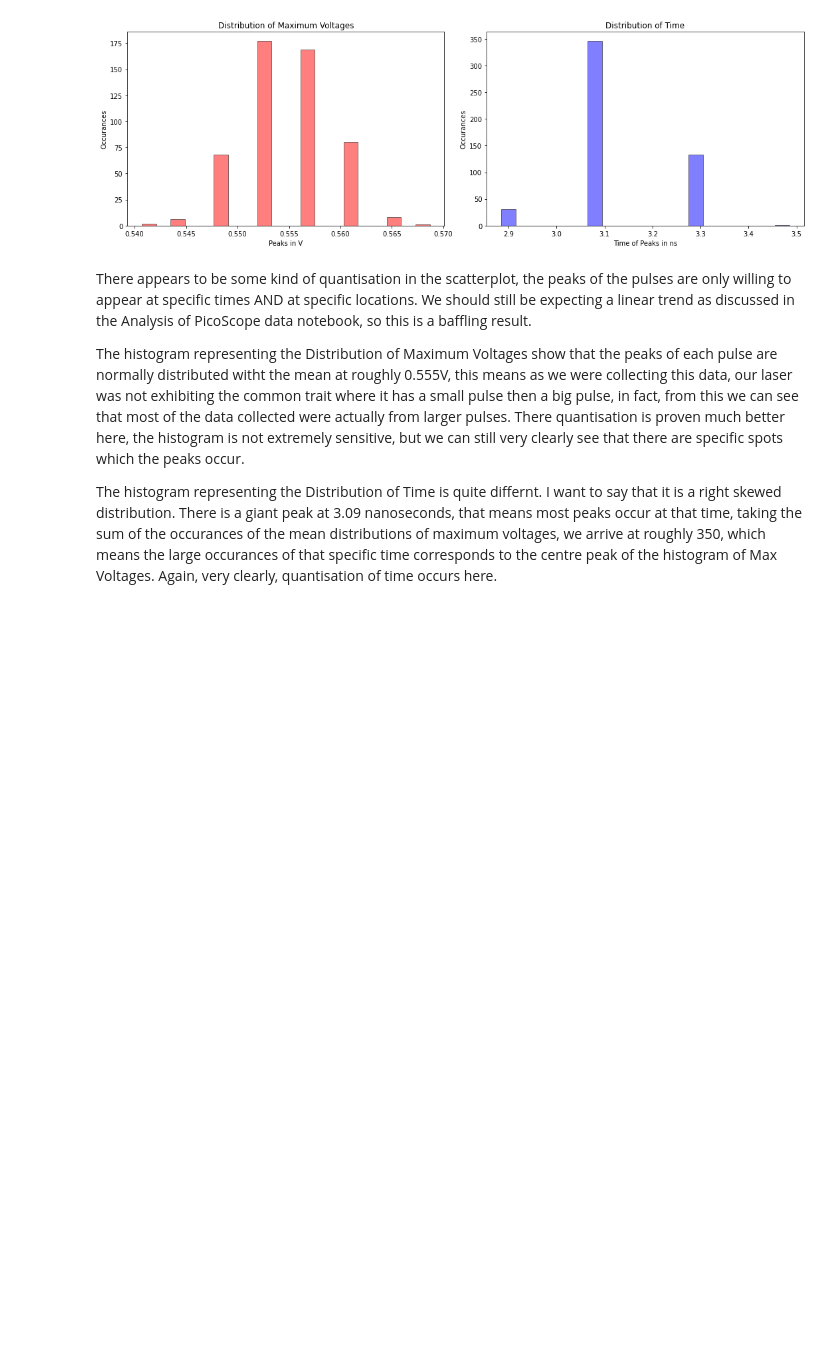
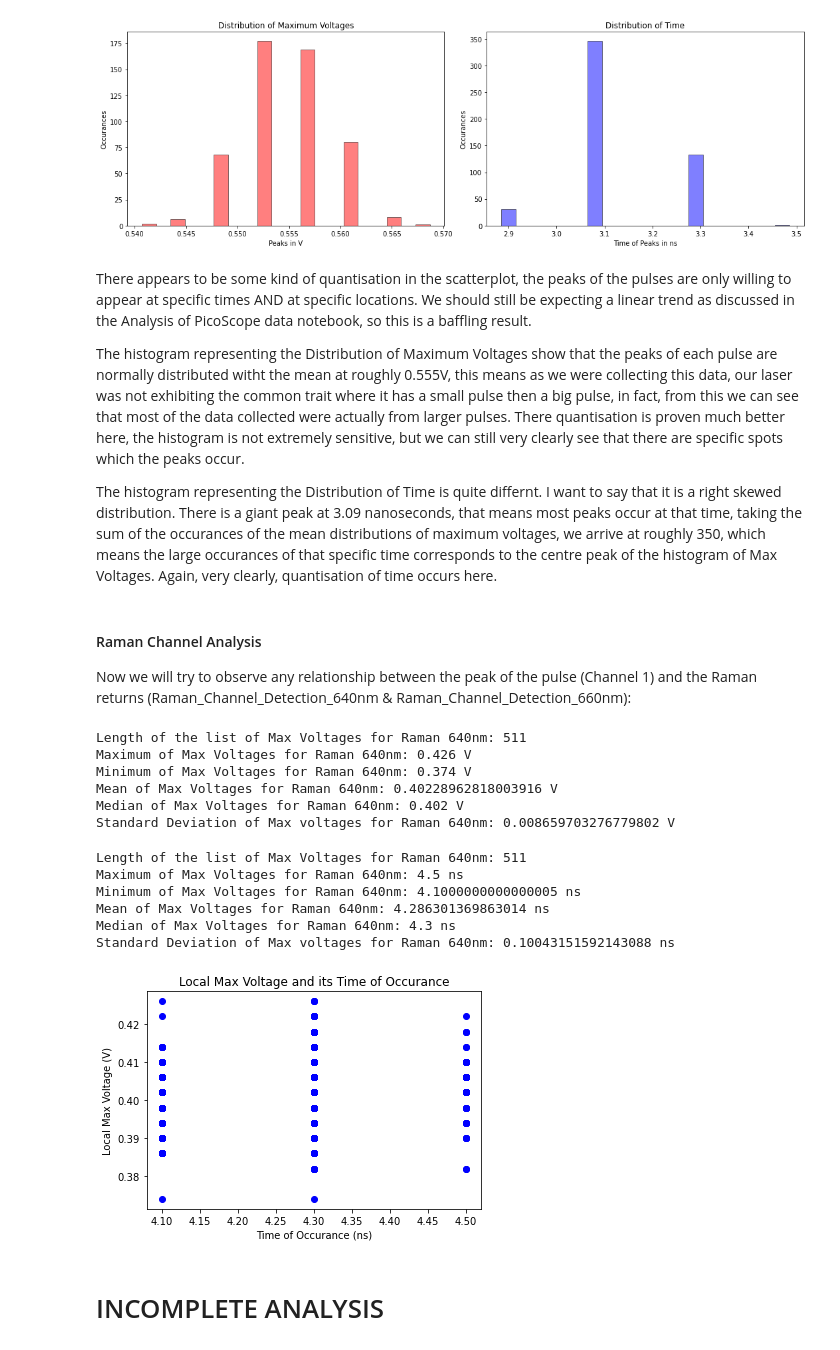
Before and after one commit to Herman1429/Water-Project, a Jupyter notebook: Analysis of Tektronix data.ipynb, the cells around one changed output. Drawn from its saved outputs; the diff is of its cells as text; code cells hidden in the pictures; blank space fills up the shorter version.

Commit message:
unfinished Raman Return analysis

```diff
--- a/Analysis of Tektronix data.ipynb
+++ b/Analysis of Tektronix data.ipynb
@@ -312,3 +312,58 @@ There appears to be some kind of quantisation in the scatterplot, the peaks of t
 The histogram representing the Distribution of Maximum Voltages show that the peaks of each pulse are normally distributed witht the mean at roughly 0.555V, this means as we were collecting this data, our laser was not exhibiting the common trait where it has a small pulse then a big pulse, in fact, from this we can see that most of the data collected were actually from larger pulses. There quantisation is proven much better here, the histogram is not extremely sensitive, but we can still very clearly see that there are specific spots which the peaks occur.
 
 The histogram representing the Distribution of Time is quite differnt. I want to say that it is a right skewed distribution. There is a giant peak at 3.09 nanoseconds, that means most peaks occur at that time, taking the sum of the occurances of the mean distributions of maximum voltages, we arrive at roughly 350, which means the large occurances of that specific time corresponds to the centre peak of the histogram of Max Voltages. Again, very clearly, quantisation of time occurs here.
+# %% [markdown]
+#### Raman Channel Analysis
+
+Now we will try to observe any relationship between the peak of the pulse (Channel 1) and the Raman returns (Raman_Channel_Detection_640nm & Raman_Channel_Detection_660nm):
+# %%
+#For loop puts all the local Max Voltages into an empty list called localMaxVoltages and the Time of that occurance
+#For the Raman 640 nm PMT
+localMaxVoltage_Raman640nm = []
+localMaxVoltageTime_Raman640nm = []
+i = 0
+for i in range(0,511,1):
+    localMaxVoltage_Raman640nm.append(split_dataframes[i].Raman_Channel_Detection_640nm.max())
+    localMaxVoltageTime_Raman640nm.append(split_dataframes[i].Raman_Channel_Detection_640nm.idxmax())
+# %%
+#Quick analysis of the local Max Voltages
+print('Length of the list of Max Voltages for Raman 640nm: {0} '.format(len(localMaxVoltage_Raman640nm)))
+print('Maximum of Max Voltages for Raman 640nm: {0} V'.format(max(localMaxVoltage_Raman640nm)))
+print('Minimum of Max Voltages for Raman 640nm: {0} V'.format(min(localMaxVoltage_Raman640nm)))
+print('Mean of Max Voltages for Raman 640nm: {0} V'.format(stat.mean(localMaxVoltage_Raman640nm)))
+print('Median of Max Voltages for Raman 640nm: {0} V'.format(stat.median(localMaxVoltage_Raman640nm)))
+print('Standard Deviation of Max voltages for Raman 640nm: {0} V'.format(stat.stdev(localMaxVoltage_Raman640nm)))
+# %% [output]
+Length of the list of Max Voltages for Raman 640nm: 511
+Maximum of Max Voltages for Raman 640nm: 0.426 V
+Minimum of Max Voltages for Raman 640nm: 0.374 V
+Mean of Max Voltages for Raman 640nm: 0.40228962818003916 V
+Median of Max Voltages for Raman 640nm: 0.402 V
+Standard Deviation of Max voltages for Raman 640nm: 0.008659703276779802 V
+# %%
+#Quick analysis of the local Max Voltages
+print('Length of the list of Max Voltages for Raman 640nm: {0} '.format(len(localMaxVoltageTime_Raman640nm)))
+print('Maximum of Max Voltages for Raman 640nm: {0} ns'.format(max(localMaxVoltageTime_Raman640nm)))
+print('Minimum of Max Voltages for Raman 640nm: {0} ns'.format(min(localMaxVoltageTime_Raman640nm)))
+print('Mean of Max Voltages for Raman 640nm: {0} ns'.format(stat.mean(localMaxVoltageTime_Raman640nm)))
+print('Median of Max Voltages for Raman 640nm: {0} ns'.format(stat.median(localMaxVoltageTime_Raman640nm)))
+print('Standard Deviation of Max voltages for Raman 640nm: {0} ns'.format(stat.stdev(localMaxVoltageTime_Raman640nm)))
+# %% [output]
+Length of the list of Max Voltages for Raman 640nm: 511
+Maximum of Max Voltages for Raman 640nm: 4.5 ns
+Minimum of Max Voltages for Raman 640nm: 4.1000000000000005 ns
+Mean of Max Voltages for Raman 640nm: 4.286301369863014 ns
+Median of Max Voltages for Raman 640nm: 4.3 ns
+Standard Deviation of Max voltages for Raman 640nm: 0.10043151592143088 ns
+# %%
+#Scatterplot of the local Max Voltage value and its Time of occurance
+plt.scatter(localMaxVoltageTime_Raman640nm,localMaxVoltage_Raman640nm, c = 'b')
+
+plt.xlabel('Time of Occurance (ns)')
+plt.ylabel('Local Max Voltage (V)')
+plt.title('Local Max Voltage and its Time of Occurance')
+plt.show()
+# %% [output]
+[figure, added]
+# %% [markdown]
+# INCOMPLETE ANALYSIS
```
